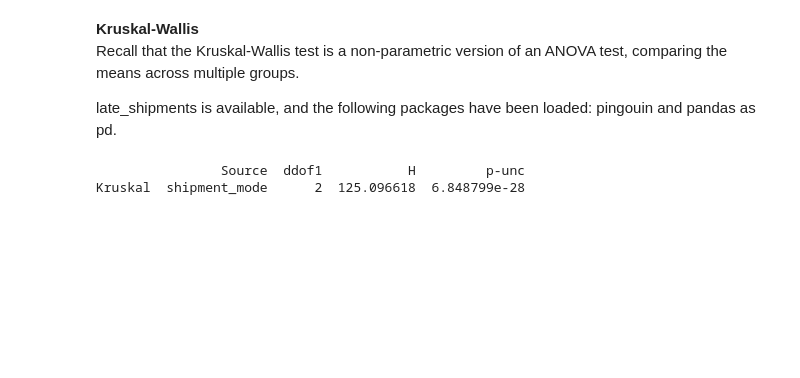
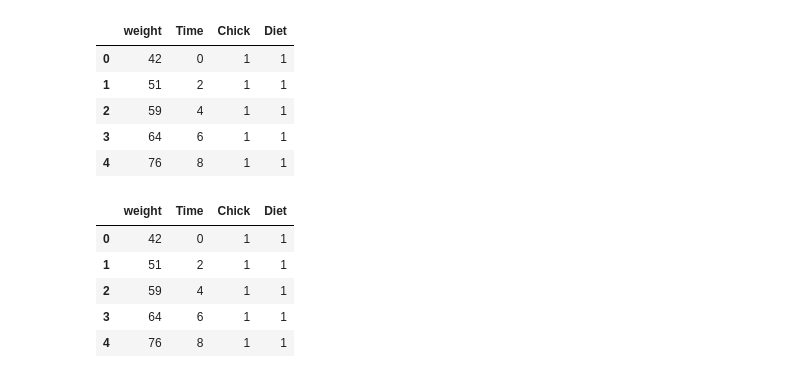
Before and after one commit to Rohanrathod7/my-ds-labs, a Jupyter notebook: 30_Experimental_Design_in_Python/01_Experimental_Design_Preliminaries.ipynb, the cells around one changed output. Drawn from its saved outputs; the diff is of its cells as text; code cells hidden in the pictures; blank space fills up the shorter version.

```diff
--- a/30_Experimental_Design_in_Python/01_Experimental_Design_Preliminaries.ipynb
+++ b/30_Experimental_Design_in_Python/01_Experimental_Design_Preliminaries.ipynb
@@ -247,24 +2,0 @@ MWU  19134.0   two-sided  0.000014 -0.331902  0.334049
-# %% [markdown]
-**Kruskal-Wallis**
-Recall that the Kruskal-Wallis test is a non-parametric version of an ANOVA test, comparing the means across multiple groups.
-
-late_shipments is available, and the following packages have been loaded: pingouin and pandas as pd.
-# %%
-import pingouin
-
-# Run a Kruskal-Wallis test on weight_kilograms vs. shipment_mode
-kw_test = pingouin.kruskal(data=late_shipments,
-                           dv='weight_kilograms',
-                           between='shipment_mode')
-
-
-
-# Print the results
-print(kw_test)
-
-# The Kruskal-Wallis test yielded a very small p-value, so there is evidence that at least
-# one of the three groups of shipment mode has a different weight distribution than the others.
-# Th Kruskal-Wallis test is comparable to an ANOVA, which tests for a difference in means across multiple groups.
-# %% [output]
-                Source  ddof1           H         p-unc
-Kruskal  shipment_mode      2  125.096618  6.848799e-28
@@ -270,0 +12,32 @@ Kruskal  shipment_mode      2  125.096618  6.848799e-28
+# %%
+
+import pandas as pd
+
+url = "https://raw.githubusercontent.com/Rohanrathod7/my-ds-labs/main/30_Experimental_Design_in_Python/dataset/chick_weight.csv"
+# Read the CSV file
+# The original code tried to read a feather file as a CSV, and had a UnicodeDecodeError.
+# The file extension is feather, so it should be read using pd.read_feather.
+# Also, the variable name was confusing, it should be spotify_population.
+weights = pd.read_csv(url)
+display(weights.head())
+
+url = "https://raw.githubusercontent.com/Rohanrathod7/my-ds-labs/main/30_Experimental_Design_in_Python/dataset/chick_weight.csv"
+# Read the CSV file
+# The original code tried to read a feather file as a CSV, and had a UnicodeDecodeError.
+# The file extension is feather, so it should be read using pd.read_feather.
+# Also, the variable name was confusing, it should be spotify_population.
+chicken_data = pd.read_csv(url)
+display(chicken_data.head())
+# %% [output]
+|  | weight | Time | Chick | Diet |
+| 0 | 42 | 0 | 1 | 1 |
+| 1 | 51 | 2 | 1 | 1 |
+| 2 | 59 | 4 | 1 | 1 |
+| 3 | 64 | 6 | 1 | 1 |
+| 4 | 76 | 8 | 1 | 1 |
+|  | weight | Time | Chick | Diet |
+| 0 | 42 | 0 | 1 | 1 |
+| 1 | 51 | 2 | 1 | 1 |
+| 2 | 59 | 4 | 1 | 1 |
+| 3 | 64 | 6 | 1 | 1 |
+| 4 | 76 | 8 | 1 | 1 |
```
Also changed, not shown: parts of 43 cells of this notebook.
